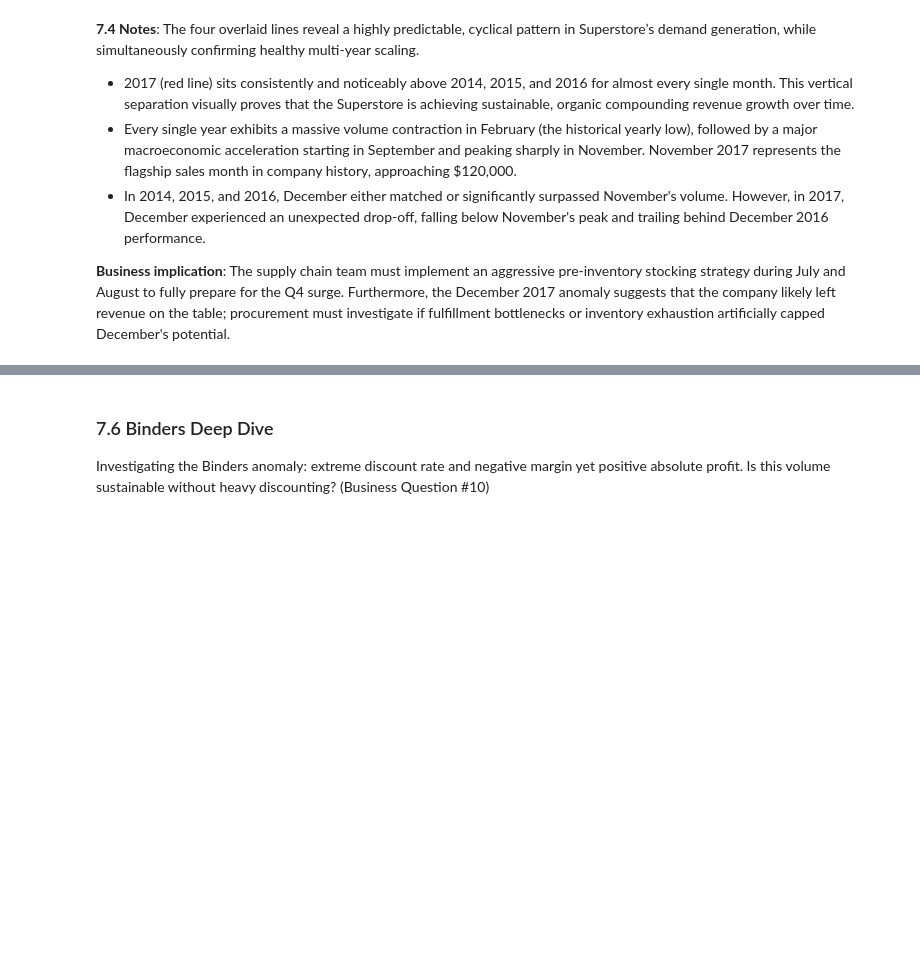
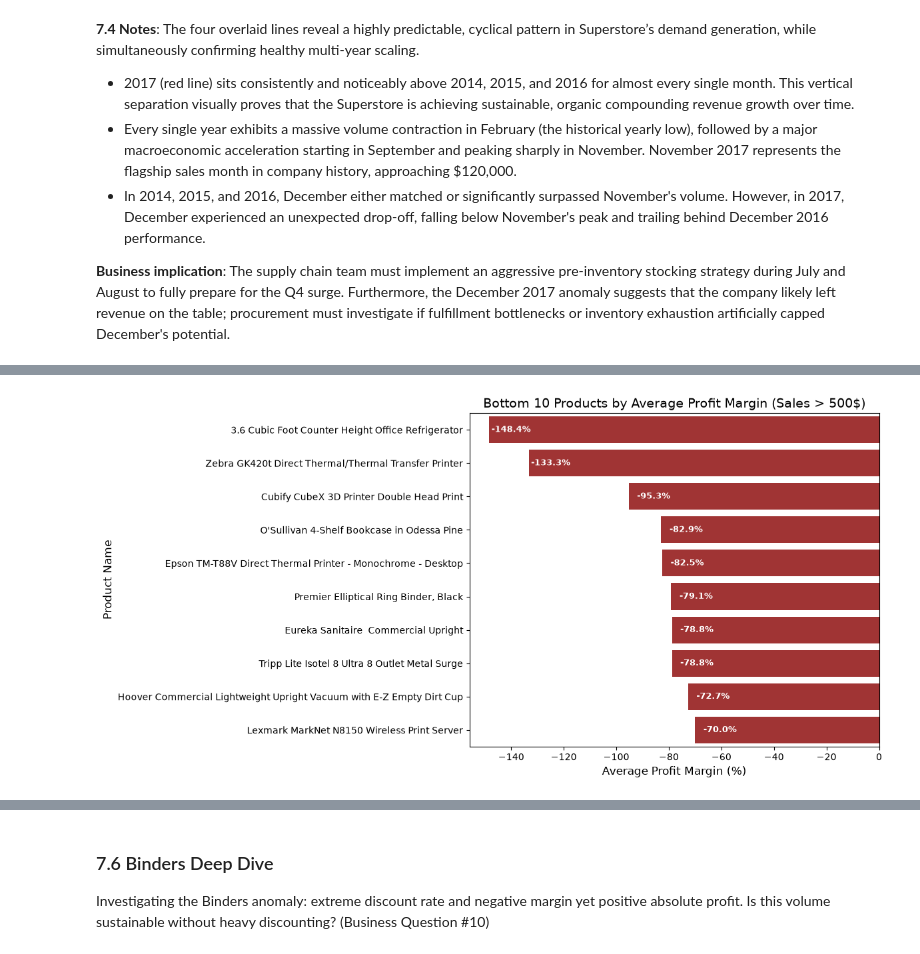
Before and after one commit to l7g/portfolio-data-analyst, a Jupyter notebook: project-1-superstore/notebook.ipynb, the cells around one changed output, grey strips where cells are left out. Saved outputs shown, nothing was run; the diff lists cells and outputs as text; code cells hidden in the pictures; blank space fills up the shorter version.

```diff
--- a/project-1-superstore/notebook.ipynb
+++ b/project-1-superstore/notebook.ipynb
@@ -637,0 +668,38 @@ This product-level drill-down allows us to cross-reference our earlier findings
+# %%
+product_perf = (
+    superstore_clean.groupby('product_name')
+    .agg(
+        avg_margin=('profit_margin', 'mean'),
+        total_sales=('sales', 'sum'),
+        total_profit=('profit', 'sum')
+    )
+    .reset_index()
+)
+
+bottom_10_by_margin = product_perf[product_perf.total_sales > 500].nsmallest(10, 'avg_margin')
+
+plt.figure(figsize=(12,6))
+
+ax = sns.barplot(data=bottom_10_by_margin, x='avg_margin', y='product_name', color='firebrick', legend=False)
+
+plt.xlabel('Average Profit Margin (%)', fontsize=12)
+plt.ylabel('Product Name', fontsize=12)
+plt.title('Bottom 10 Products by Average Profit Margin (Sales > 500$)', fontsize=14)
+
+for container in ax.containers:
+    if isinstance(container, mcontainer.BarContainer):
+        ax.bar_label(
+            container,
+            fmt='%.1f%%',
+            padding=-45,
+            fontsize=9,
+            label_type='edge',
+            color='white',
+            weight='bold'
+        )
+
+plt.tight_layout()
+plt.savefig('./figures/7.5_bottom_10_margin_products.png', bbox_inches='tight')
+plt.show()
+# %% [output]
+[figure, added]
```
Also changed, not shown: parts of 3 cells of this notebook, 3 other files.
